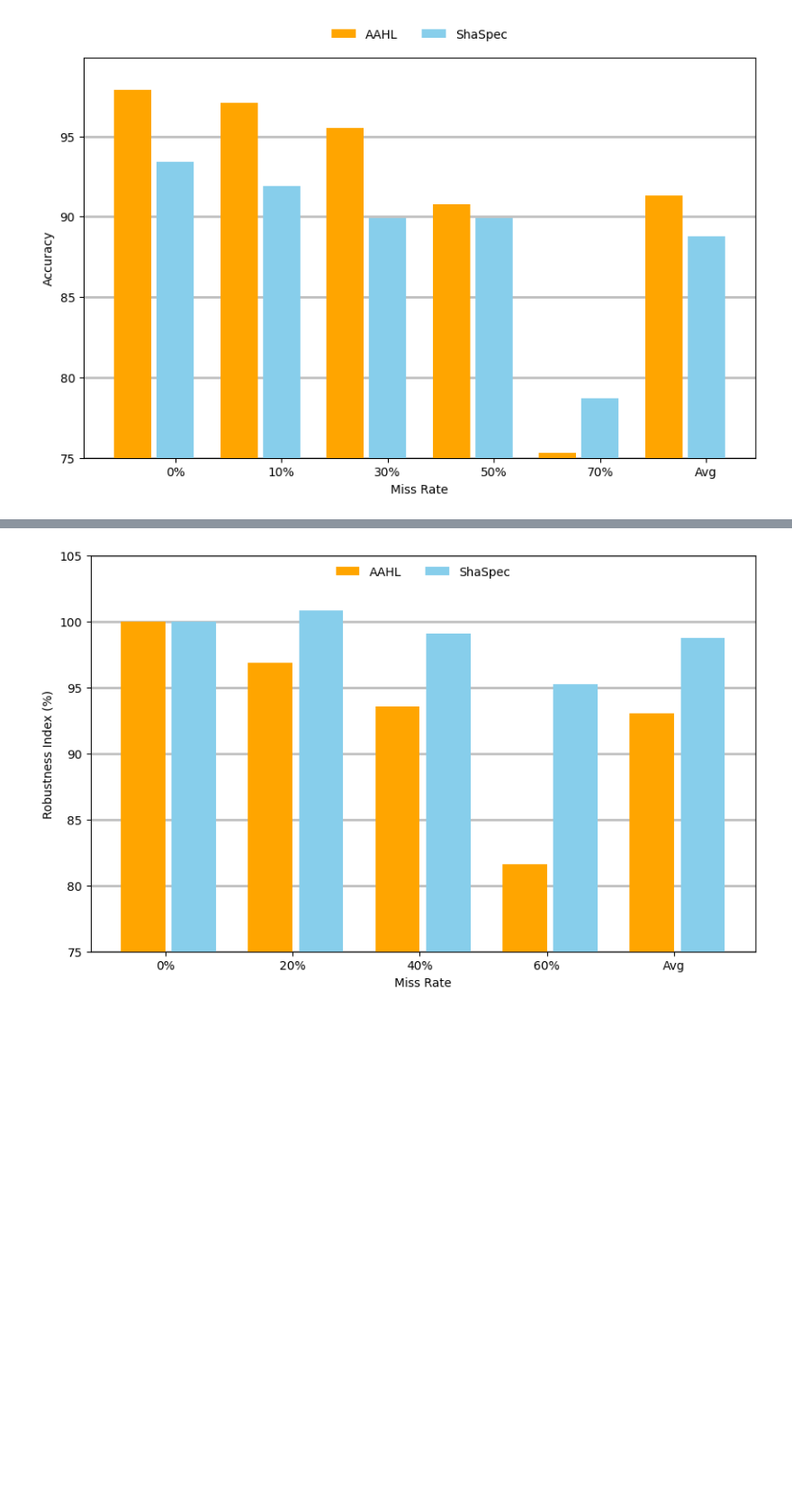
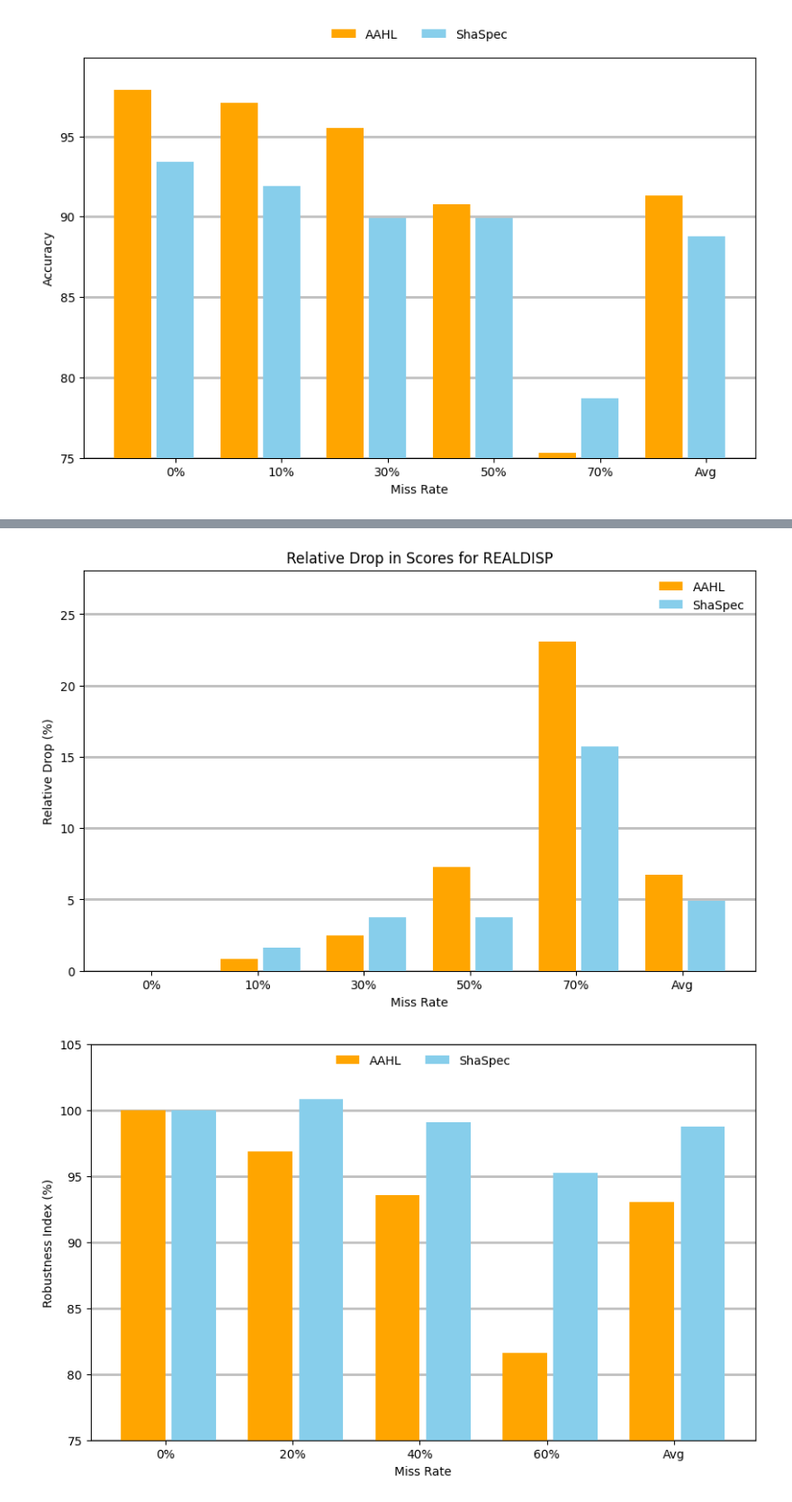
Before and after one commit to probstlukas/shaspec-har, a Jupyter notebook: plot_results.ipynb, the cells around one changed output, grey strips where cells are left out. Shown: that part at 90% size. Saved outputs shown, nothing was run; the diff lists cells and outputs as text; code cells hidden in the pictures; blank space fills up the shorter version.

```diff
--- a/plot_results.ipynb
+++ b/plot_results.ipynb
@@ -114,3 +115,13 @@ plot_relative_drop_comparison(dataset, categories, AAHL_values, ShaSpec_values)
+# %%
+# REALDISP results
+dataset = "REALDISP"
+categories = ['0%', '10%', '30%', '50%', '70%', 'Avg']
+AAHL_values = [97.9, 97.1, 95.5, 90.8, 75.3, 91.3]
+ShaSpec_values = [93.4, 91.9, 89.9, 89.9, 78.7, 88.8]
+
+plot_relative_drop_comparison(dataset, categories, AAHL_values, ShaSpec_values)
+# %% [output]
+[figure, added]
 # %%
 import matplotlib.pyplot as plt
 
```
Also changed, not shown: parts of 5 cells of this notebook, 6 other files.
